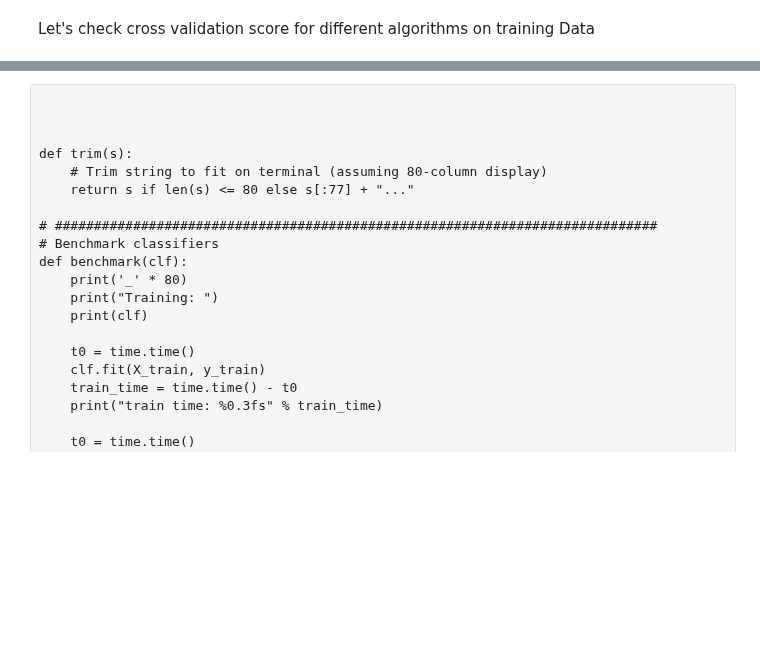
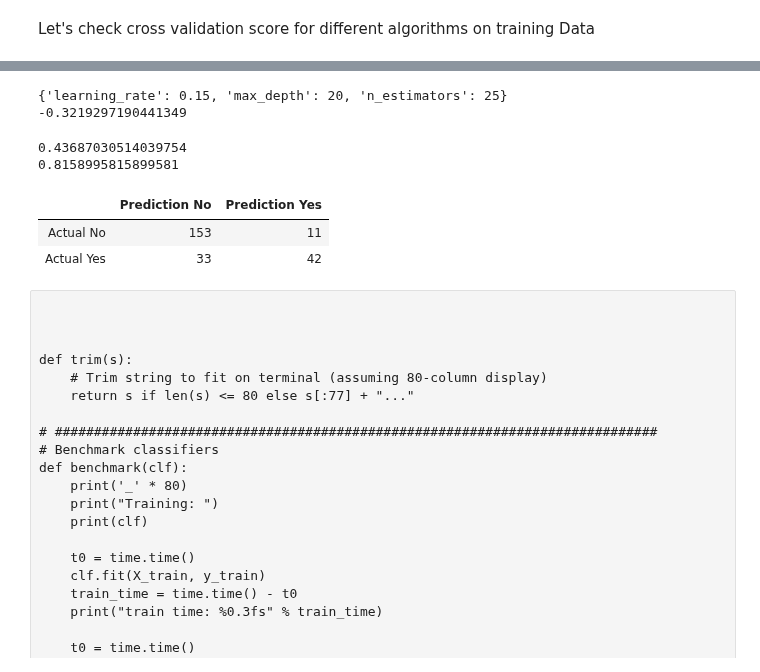
Before and after one commit to Shashi-Bhushan/python-code, a Jupyter notebook: kaggle/fitara.ipynb, the cells around one changed output, grey strips where cells are left out. Cells and saved outputs as stored; diff of their text form; code cells hidden in the pictures; blank space fills up the shorter version.

```diff
--- a/kaggle/fitara.ipynb
+++ b/kaggle/fitara.ipynb
@@ -559,0 +618,31 @@ SVM: 0.696811 ( +- 0.056324)
+# %%
+%%time
+from sklearn.model_selection import GridSearchCV
+
+# XGBClassifier with early stopping Returns the model from the last iteration (not the best one).
+# In order to provide to GridSearchCV the score of the best model, we need to use a score function
+# to evaluate log_loss calling the estimator with the appropiate  ntree_limit param
+#(instead of using scoring=‘neg_log_loss’ in GridSearchCV creation)
+#in order to use the best iteration of the estimator (ntree_limit)
+
+def score_func(estimator, X, y):
+    score = metrics.log_loss(y, estimator.predict_proba(X))
+    return -score
+
+fit_params={
+    "eval_metric": 'mlogloss',
+    "early_stopping_rounds":100,
+    "verbose":True
+}
+
+tuning_parameters = {
+    'learning_rate': [0.1, 0.15, 0.2, 0.25, 0.3, 0.35, 0.4, 0.45, 0.5, 0.55, 0.6, 0.65, 0.7, 0.75],
+    'max_depth': [3, 5, 10, 15, 20, 25],
+    'n_estimators': [3, 5, 10, 15, 20, 25]
+}
+
+xgb_model = XGBClassifier(seed = 0)
+
+grid_search = GridSearchCV(xgb_model, tuning_parameters, n_jobs=7, scoring = score_func,
+                cv=StratifiedKFold(n_splits=10, random_state=7, shuffle=True), verbose=2, refit=True)
+grid_search.fit(X_train, y_train)
@@ -560,3 +685,29 @@ SVM: 0.696811 ( +- 0.056324)
+# %%
+print (grid_search.best_params_)
+print (grid_search.best_score_)
+
+#metrics.log_loss(y_test, grid_search.predict_proba(X_test))
+
+#metrics.confusion_matrix(y_test.values, y_pred)
+# %% [output]
+{'learning_rate': 0.15, 'max_depth': 20, 'n_estimators': 25}
+-0.3219297190441349
+# %%
+xgb_model2 = XGBClassifier(seed = 0, learning_rate= 0.25, max_depth= 20, n_estimators= 25)
+
+xgb_model2.fit(X_train, y_train)
+
+print(metrics.log_loss(y_test, xgb_model2.predict_proba(X_test)))
+print(metrics.accuracy_score(y_test, xgb_model2.predict(X_test)))
+
+pd.DataFrame(metrics.confusion_matrix(y_test.values, xgb_model2.predict(X_test)),
+             columns = ["Prediction No","Prediction Yes"], index=["Actual No", "Actual Yes"])
+# %% [output]
+0.43687030514039754
+0.8158995815899581
+|  | Prediction No | Prediction Yes |
+| Actual No | 153 | 11 |
+| Actual Yes | 33 | 42 |
 # %% [raw]
 
 
```
Also changed, not shown: parts of 37 cells of this notebook.
